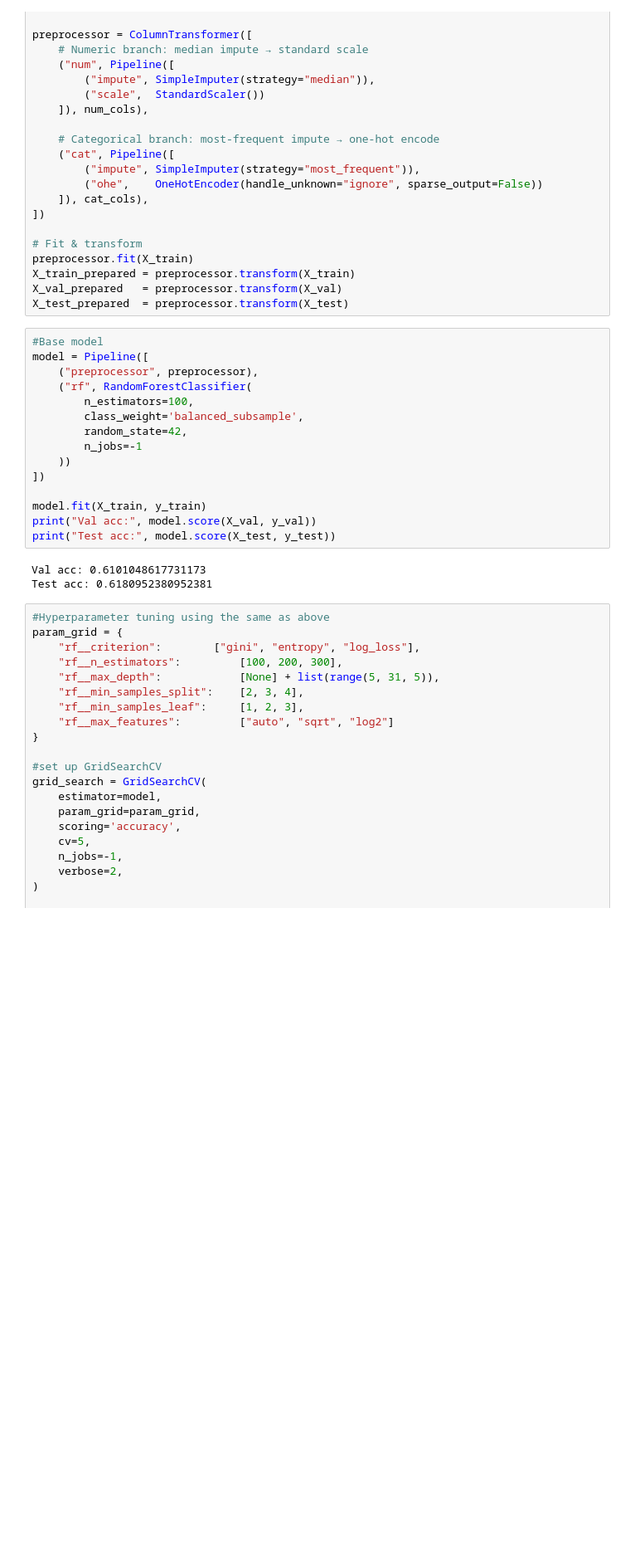
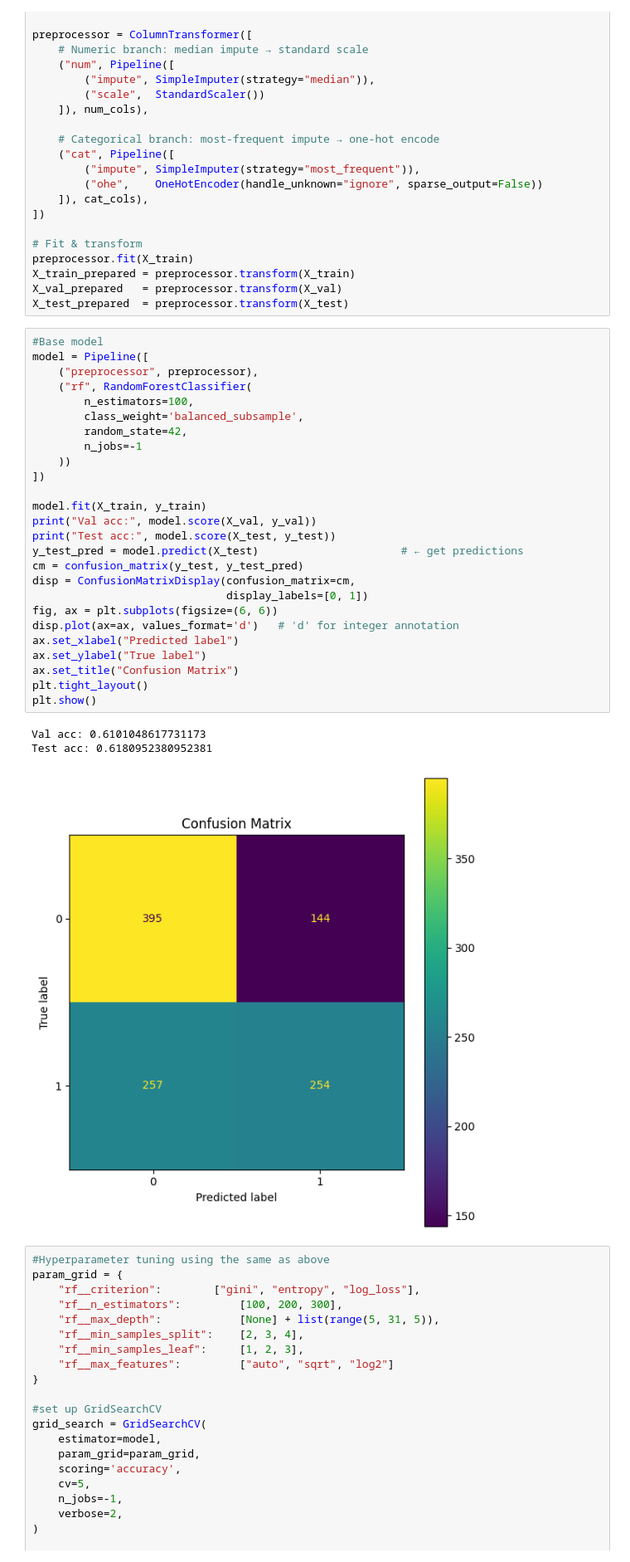
Before and after one commit to markqle/mental_health_student, a Jupyter notebook: main.ipynb, the cells around one changed output. Shown at 83% size. Drawn from its saved outputs; the diff is of its cells as text; blank space fills up the shorter version.

Commit message:
Add confusion matrix and classification report

```diff
--- a/main.ipynb
+++ b/main.ipynb
@@ -762,21 +762,33 @@ X_test_prepared  = preprocessor.transform(X_test)
 # %%
 #Base model
 model = Pipeline([
     ("preprocessor", preprocessor),
     ("rf", RandomForestClassifier(
         n_estimators=100,
         class_weight='balanced_subsample',
         random_state=42,
         n_jobs=-1
     ))
 ])
 
 model.fit(X_train, y_train)
 print("Val acc:", model.score(X_val, y_val))
 print("Test acc:", model.score(X_test, y_test))
+y_test_pred = model.predict(X_test)                      # ← get predictions
+cm = confusion_matrix(y_test, y_test_pred)
+disp = ConfusionMatrixDisplay(confusion_matrix=cm,
+                              display_labels=[0, 1])
+fig, ax = plt.subplots(figsize=(6, 6))
+disp.plot(ax=ax, values_format='d')   # 'd' for integer annotation
+ax.set_xlabel("Predicted label")
+ax.set_ylabel("True label")
+ax.set_title("Confusion Matrix")
+plt.tight_layout()
+plt.show()
 # %% [output]
 Val acc: 0.6101048617731173
 Test acc: 0.6180952380952381
+[figure, added]
 # %%
 #Hyperparameter tuning using the same as above
 param_grid = {
```
